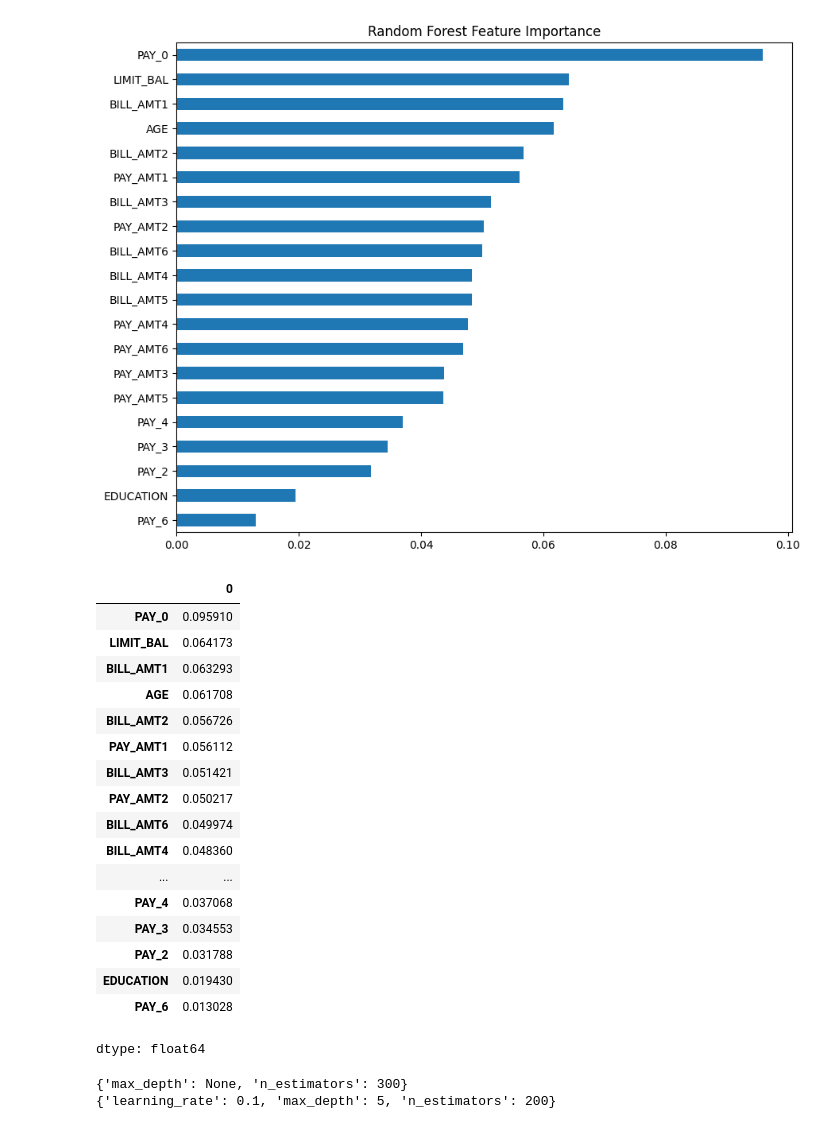
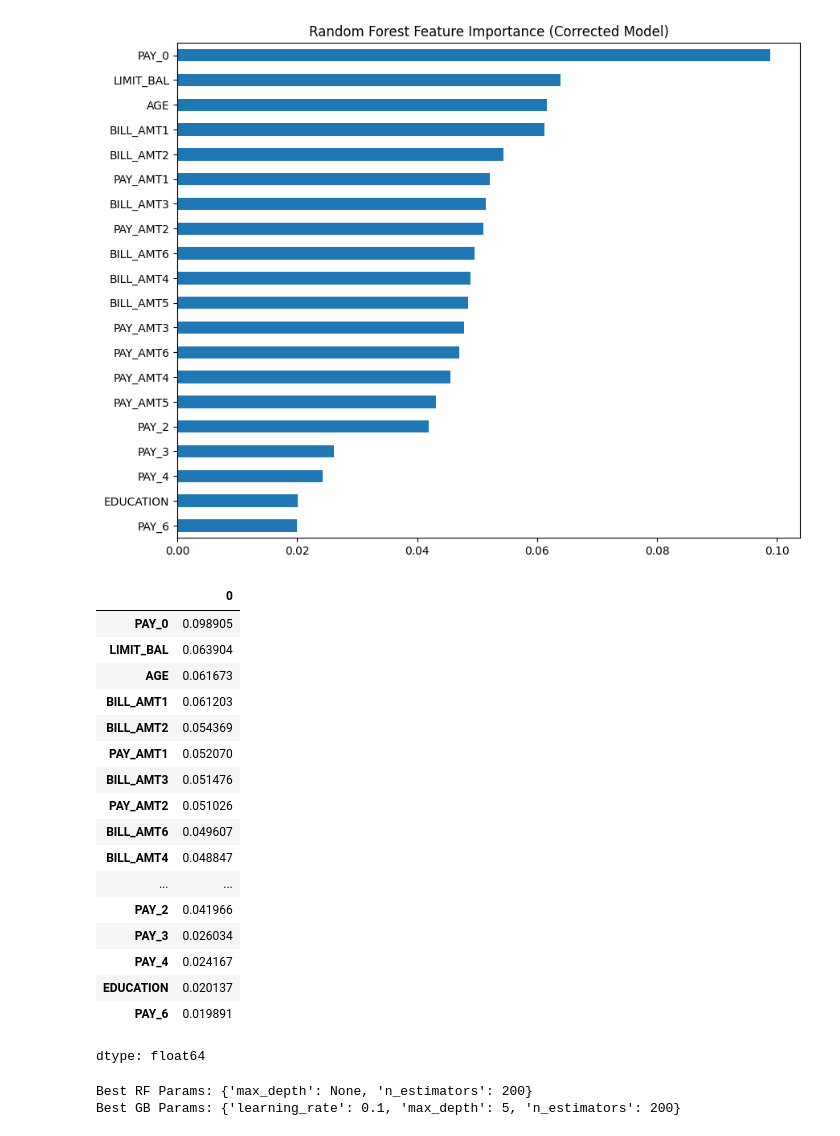
Before and after one commit to Tashya924/ML-research-on-credit-risk-analysis, a Jupyter notebook: ml_credit_report_intern.ipynb, the cells around one changed output. Cells and saved outputs as stored; diff of their text form; code cells hidden in the pictures.

Commit message:
new commit with fixed approach on old approximate parameters

```diff
--- a/ml_credit_report_intern.ipynb
+++ b/ml_credit_report_intern.ipynb
@@ -293,48 +216,50 @@ imp.sort_values(ascending=False).head(20)
 dtype: float64
 # %%
+rf = models_dict["Random Forest"]
 imp = pd.Series(
     rf.feature_importances_,
     index=X.columns
 ).sort_values()
 
-plt.figure(figsize=(10,8))
+plt.figure(figsize=(10, 8))
 imp.tail(20).plot(kind="barh")
-plt.title("Random Forest Feature Importance")
+plt.title("Random Forest Feature Importance (Corrected Model)")
 plt.show()
 
-imp.sort_values(ascending=False).head(20)
+display(imp.sort_values(ascending=False).head(20))
 # %% [output]
-[figure, old version]
+[figure, new version]
 |  | 0 |
-| PAY_0 | 0.095910 |
-| LIMIT_BAL | 0.064173 |
-| BILL_AMT1 | 0.063293 |
-| AGE | 0.061708 |
-| BILL_AMT2 | 0.056726 |
-| PAY_AMT1 | 0.056112 |
-| BILL_AMT3 | 0.051421 |
-| PAY_AMT2 | 0.050217 |
-| BILL_AMT6 | 0.049974 |
-| BILL_AMT4 | 0.048360 |
+| PAY_0 | 0.098905 |
+| LIMIT_BAL | 0.063904 |
+| AGE | 0.061673 |
+| BILL_AMT1 | 0.061203 |
+| BILL_AMT2 | 0.054369 |
+| PAY_AMT1 | 0.052070 |
+| BILL_AMT3 | 0.051476 |
+| PAY_AMT2 | 0.051026 |
+| BILL_AMT6 | 0.049607 |
+| BILL_AMT4 | 0.048847 |
 | ... | ... |
-| PAY_4 | 0.037068 |
-| PAY_3 | 0.034553 |
-| PAY_2 | 0.031788 |
-| EDUCATION | 0.019430 |
-| PAY_6 | 0.013028 |
+| PAY_2 | 0.041966 |
+| PAY_3 | 0.026034 |
+| PAY_4 | 0.024167 |
+| EDUCATION | 0.020137 |
+| PAY_6 | 0.019891 |
 dtype: float64
 # %%
+# Using X_train_corr and y_train_corr to ensure hyperparameter tuning is leakage-free
 from sklearn.model_selection import GridSearchCV
 
 rf_grid = {
-    "n_estimators":[100,200,300],
-    "max_depth":[5,10,None]
+    "n_estimators": [100, 200],
+    "max_depth": [5, 10, None]
 }
 
 gb_grid = {
-    "n_estimators":[100,200],
-    "learning_rate":[0.05,0.1],
-    "max_depth":[3,5]
+    "n_estimators": [100, 200],
+    "learning_rate": [0.05, 0.1],
+    "max_depth": [3, 5]
 }
 
 rf_search = GridSearchCV(
@@ -353,12 +278,12 @@ gb_search = GridSearchCV(
     n_jobs=-1
 )
 
-rf_search.fit(X_train,y_train)
-gb_search.fit(X_train,y_train)
+rf_search.fit(X_train_corr, y_train_corr)
+gb_search.fit(X_train_corr, y_train_corr)
 
-print(rf_search.best_params_)
-print(gb_search.best_params_)
+print("Best RF Params:", rf_search.best_params_)
+print("Best GB Params:", gb_search.best_params_)
 # %% [output]
-{'max_depth': None, 'n_estimators': 300}
-{'learning_rate': 0.1, 'max_depth': 5, 'n_estimators': 200}
+Best RF Params: {'max_depth': None, 'n_estimators': 200}
+Best GB Params: {'learning_rate': 0.1, 'max_depth': 5, 'n_estimators': 200}
 # %%
```
Also changed, not shown: parts of 9 cells of this notebook.
